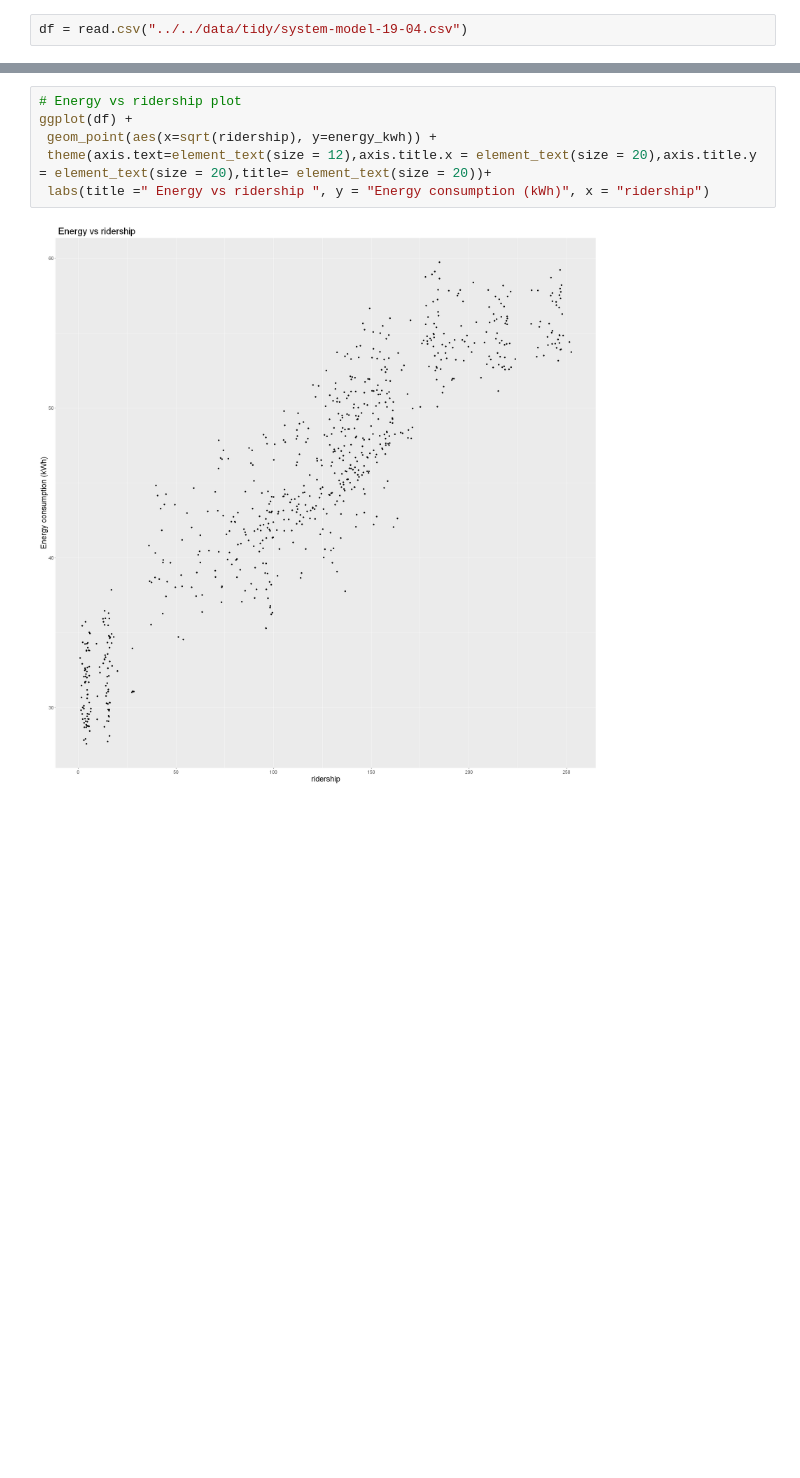
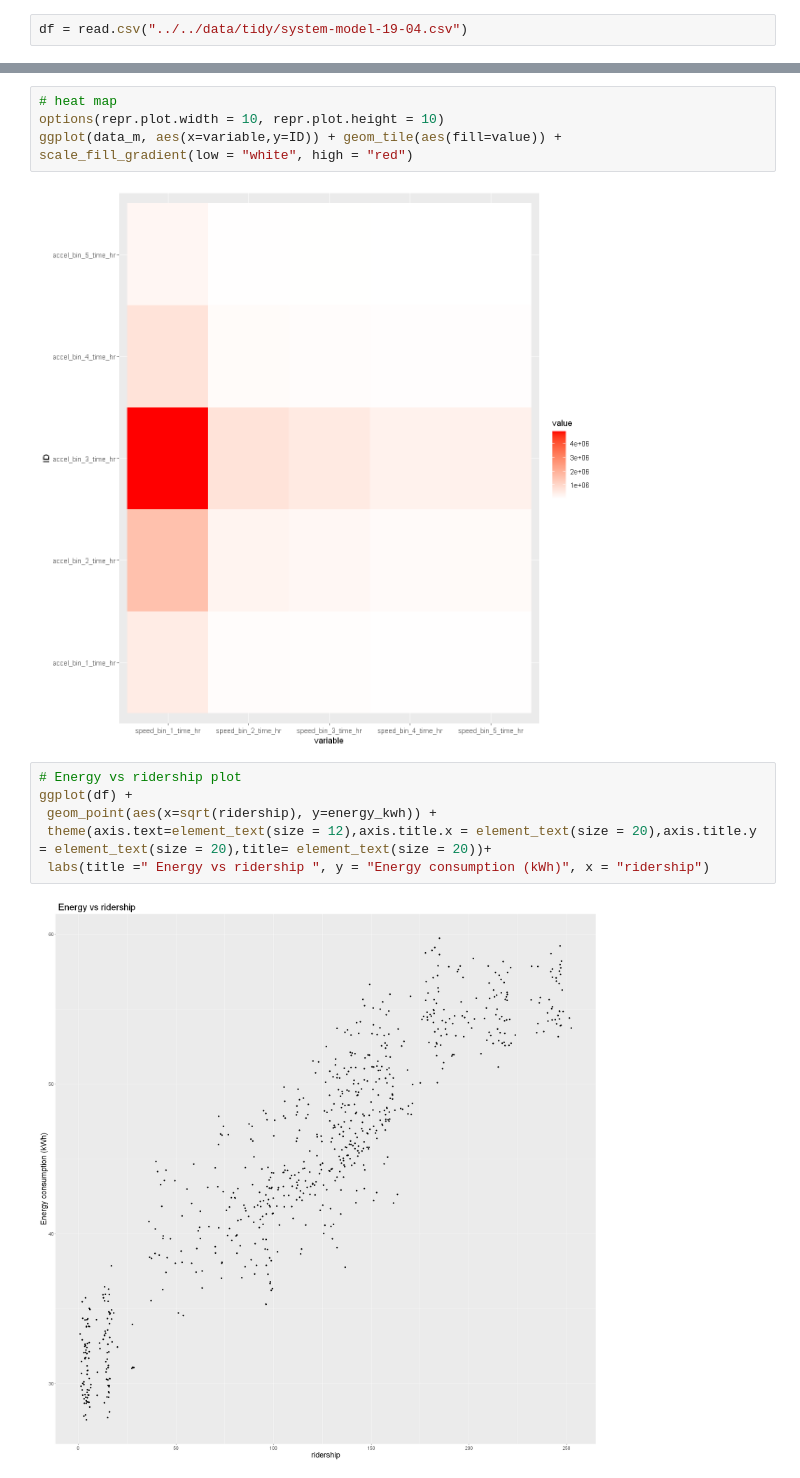
Before and after one commit to narslab/treem, a Jupyter notebook: bin/jupyter/energy-system-model-estimation.ipynb, the cells around one changed output, grey strips where cells are left out. Drawn from its saved outputs; the diff is of its cells as text; blank space fills up the shorter version.

```diff
--- a/bin/jupyter/energy-system-model-estimation.ipynb
+++ b/bin/jupyter/energy-system-model-estimation.ipynb
@@ -118,3 +98,10 @@ corrplot(corr = matrix,method = "color",order = "hclust",tl.col="black",addrect=
+# %%
+# heat map
+options(repr.plot.width = 10, repr.plot.height = 10)
+ggplot(data_m, aes(x=variable,y=ID)) + geom_tile(aes(fill=value)) +
+scale_fill_gradient(low = "white", high = "red")
+# %% [output]
+[figure, added]
 # %%
 # Energy vs ridership plot
 ggplot(df) +
```
Also changed, not shown: parts of 79 cells of this notebook, 1 other file.
